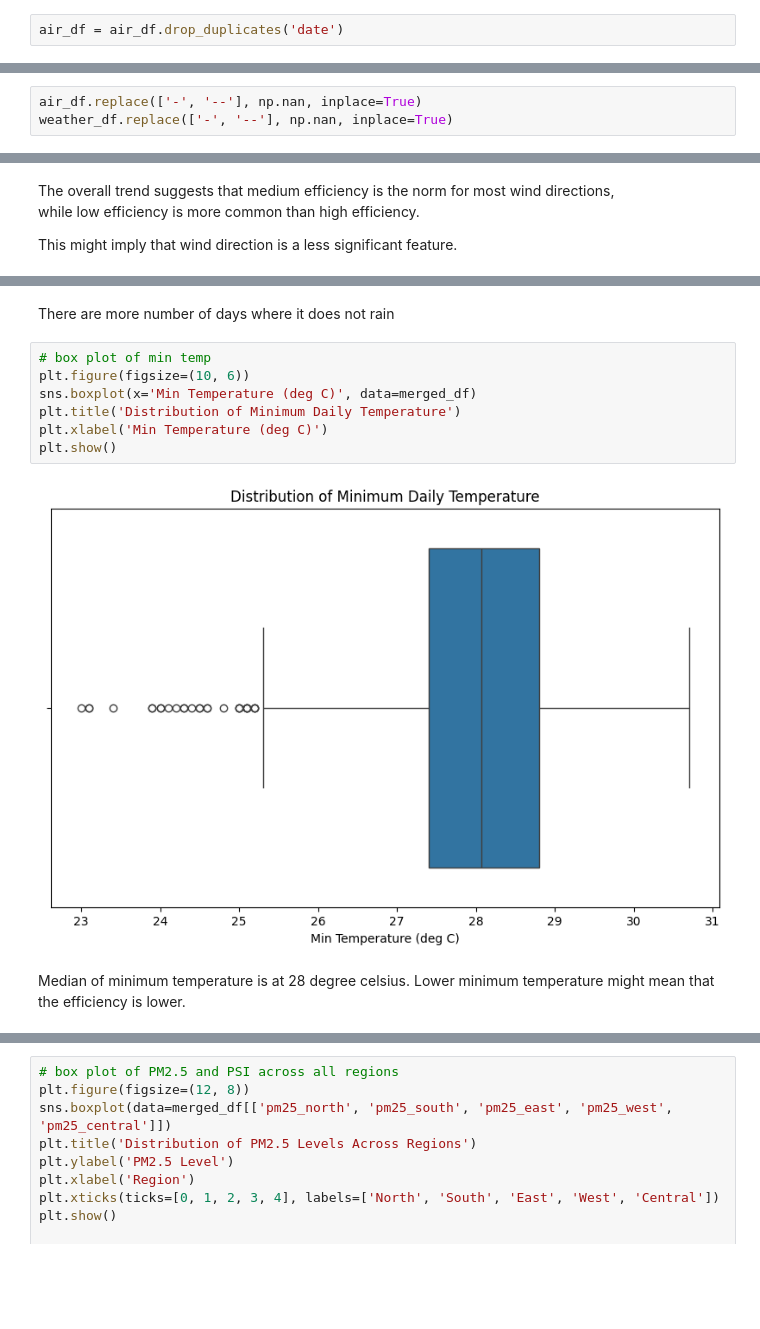
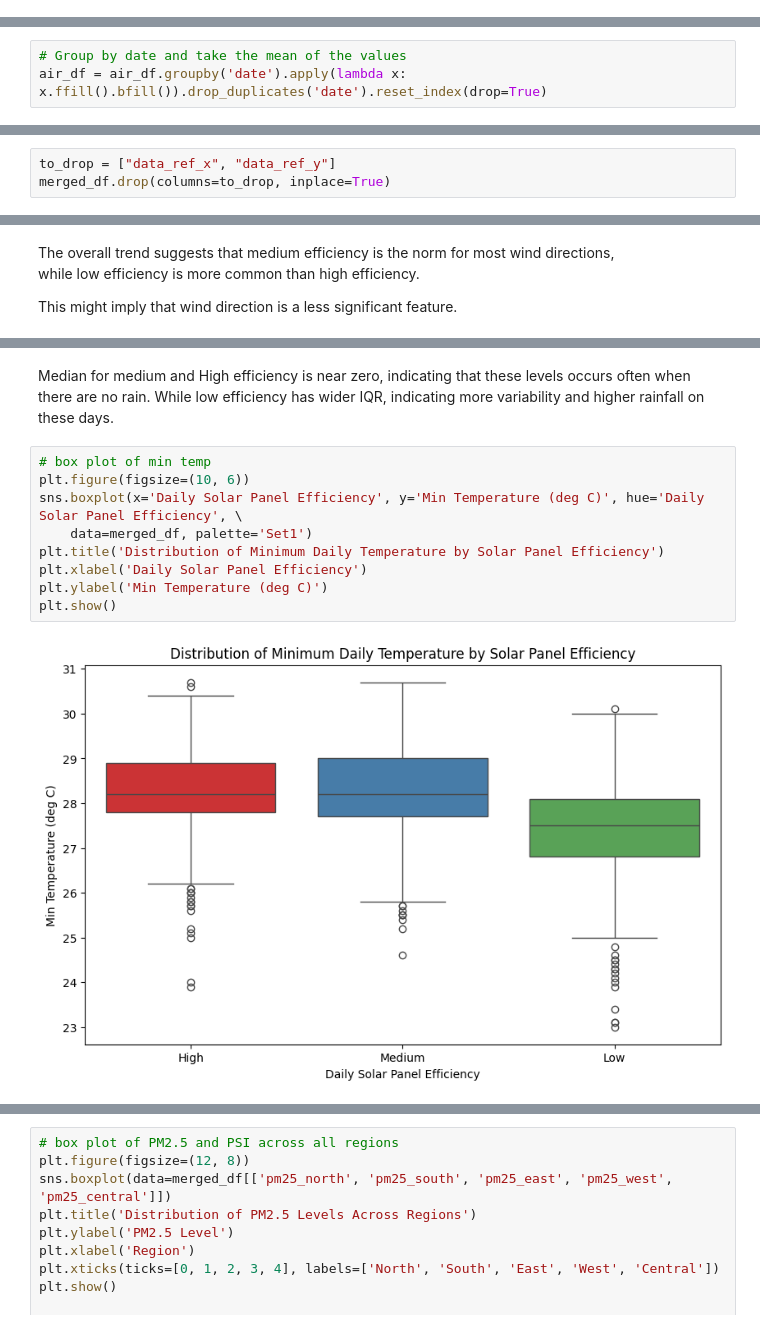
Before and after one commit to lxxxng/SolarPanelEfficiencyPrediction, a Jupyter notebook: eda.ipynb, the cells around one changed output, grey strips where cells are left out. Drawn from its saved outputs; the diff is of its cells as text; blank space fills up the shorter version.

```diff
--- a/eda.ipynb
+++ b/eda.ipynb
@@ -275,2 +277,0 @@ Since there are only 39 date duplicates in air_df, I will just remove it.
-# %%
-air_df = air_df.drop_duplicates('date')
@@ -277 +304,4 @@ air_df = air_df.drop_duplicates('date')
+# %%
+# Group by date and take the mean of the values
+air_df = air_df.groupby('date').apply(lambda x: x.ffill().bfill()).drop_duplicates('date').reset_index(drop=True)
 # %%
@@ -290,8 +319,5 @@ It will be easier to merge the datasets.
 - replace negative values of the 2 features in weather_df to null
 - replace the null (missing) values with mean
-# %%
-air_df.replace(['-', '--'], np.nan, inplace=True)
-weather_df.replace(['-', '--'], np.nan, inplace=True)
 # %%
 weather_df[['Wet Bulb Temperature (deg C)', 'Max Wind Speed (km/h)']] = \
 weather_df[['Wet Bulb Temperature (deg C)', 'Max Wind Speed (km/h)']].map(lambda x: np.nan if x < 0 else x)
@@ -453,4 +481,7 @@ Column 'data_ref_y' has 3197 unique values
 2. Check for unique values in 'dew point category' and 'wind direction'.
+# %%
+to_drop = ["data_ref_x", "data_ref_y"]
+merged_df.drop(columns=to_drop, inplace=True)
 # %%
 # checking 'wind direction'
 unique_values = merged_df['Wind Direction'].unique()
@@ -633,13 +655,14 @@ plt.show()
-# %% [markdown]
-There are more number of days where it does not rain
+# %% [markdown]
+Median for medium and High efficiency is near zero, indicating that these levels occurs often when there are no rain.
+While low efficiency has wider IQR, indicating more variability and higher rainfall on these days.
 # %%
 # box plot of min temp
 plt.figure(figsize=(10, 6))
-sns.boxplot(x='Min Temperature (deg C)', data=merged_df)
-plt.title('Distribution of Minimum Daily Temperature')
-plt.xlabel('Min Temperature (deg C)')
+sns.boxplot(x='Daily Solar Panel Efficiency', y='Min Temperature (deg C)', hue='Daily Solar Panel Efficiency', \
+    data=merged_df, palette='Set1')
+plt.title('Distribution of Minimum Daily Temperature by Solar Panel Efficiency')
+plt.xlabel('Daily Solar Panel Efficiency')
+plt.ylabel('Min Temperature (deg C)')
 plt.show()
 # %% [output]
-[figure, old version]
+[figure, new version]
-# %% [markdown]
-Median of minimum temperature is at 28 degree celsius.  Lower minimum temperature might mean that the efficiency is lower.
```
Also changed, not shown: parts of 53 cells of this notebook, 1 other file.
